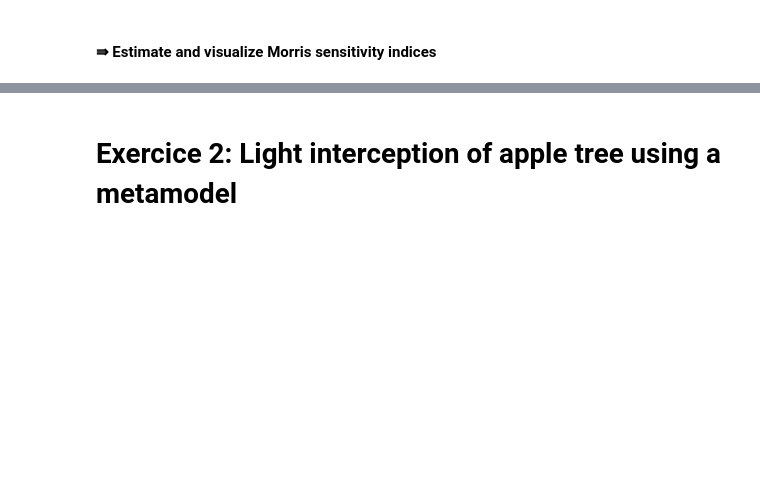
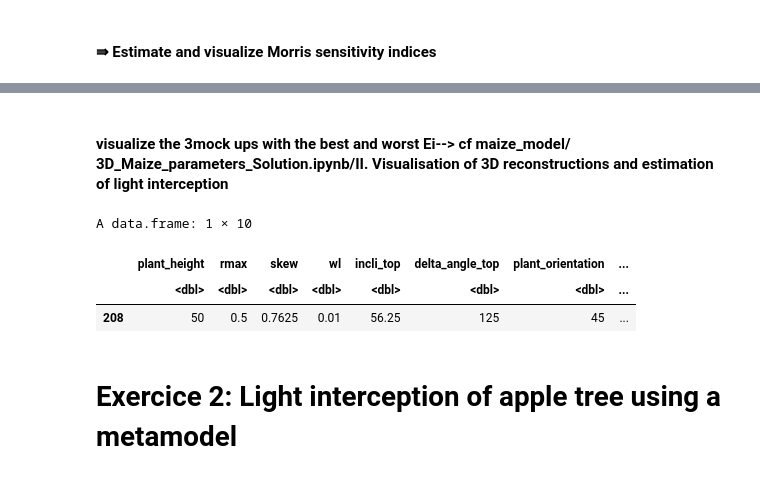
Before and after one commit to openalea-training/hmba312_training, a Jupyter notebook: sensitivityanalysis/TD_SensitivityAnalysis_Part2_corrections.ipynb, the cells around one changed output, grey strips where cells are left out. Cells and saved outputs as stored; diff of their text form; code cells hidden in the pictures; blank space fills up the shorter version.

Commit message:
Update light_interception.ipynb

```diff
--- a/sensitivityanalysis/TD_SensitivityAnalysis_Part2_corrections.ipynb
+++ b/sensitivityanalysis/TD_SensitivityAnalysis_Part2_corrections.ipynb
@@ -185,3 +204,12 @@ print(graphMorris)
+# %% [markdown]
+#### visualize the 3mock ups with the best  and worst Ei--> cf maize_model/ 3D_Maize_parameters_Solution.ipynb/II. Visualisation of 3D reconstructions and estimation of light interception
+# %%
+outputMorris[outputMorris$Ei==max(outputMorris$Ei),]
+# %% [output]
+A data.frame: 1 × 10
+|  | plant_height | rmax | skew | wl | incli_top | delta_angle_top | plant_orientation | ... |
+|  | <dbl> | <dbl> | <dbl> | <dbl> | <dbl> | <dbl> | <dbl> | ... |
+| 208 | 50 | 0.5 | 0.7625 | 0.01 | 56.25 | 125 | 45 | ... |
 # %% [markdown]
 # Exercice 2: Light interception of apple tree using a metamodel
 # %% [markdown]
```
Also changed, not shown: parts of 7 cells of this notebook, 2 other files.
